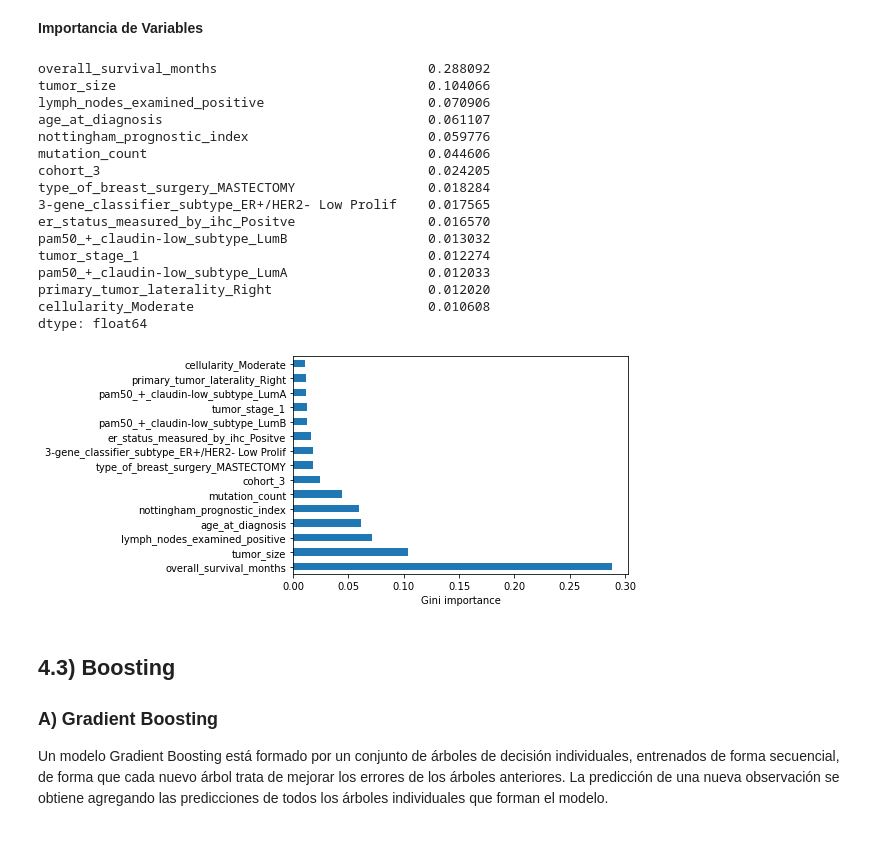
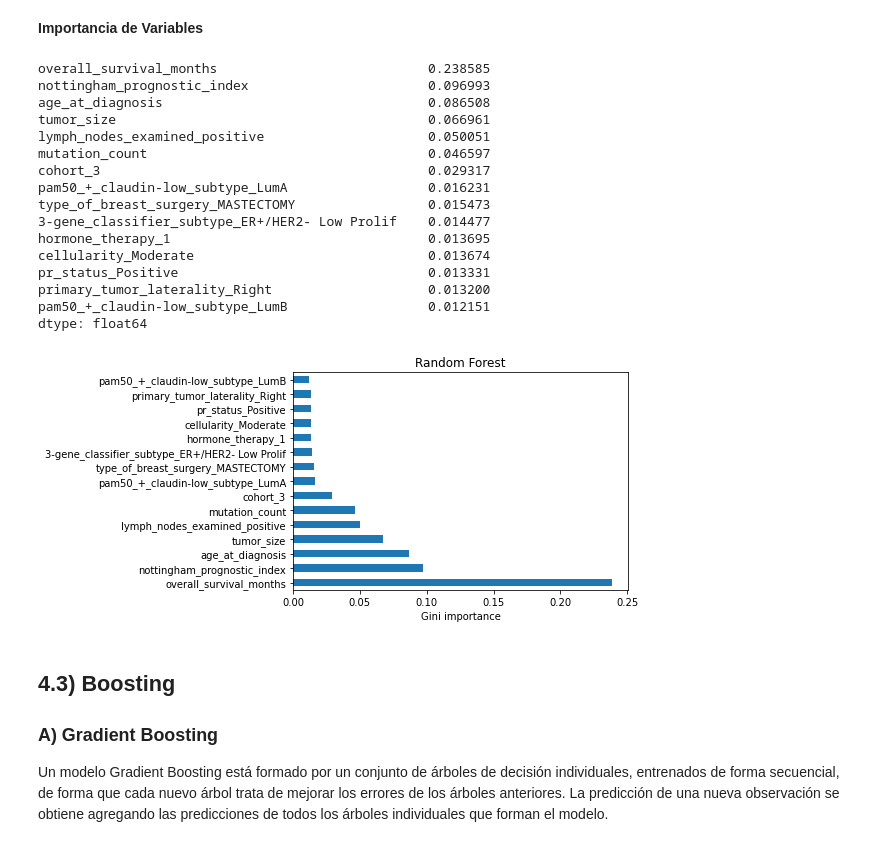
Before and after one commit to katherine2022Udea/TesisEspecializacion, a Jupyter notebook: 3)Modelación.ipynb, the cells around one changed output. Drawn from its saved outputs; the diff is of its cells as text; code cells hidden in the pictures.

```diff
--- a/3)Modelación.ipynb
+++ b/3)Modelación.ipynb
@@ -188,6 +192,6 @@ from sklearn.metrics import precision_recall_fscore_support as score
 # %% [markdown]
 **Creamos la funcion o modelo**
 # %%
-Modelo1=DecisionTreeClassifier( max_depth=5,criterion = 'gini',random_state= 123) # profundidad hiperparametro a optimizar
+Modelo1=DecisionTreeClassifier( max_depth=7,criterion = 'gini',random_state= 123) # profundidad hiperparametro a optimizar
 Modelo1.fit(x_train,y_train)
 # %% [output]
@@ -634,13 +706,13 @@ print(f1_Score_RF_1)
 from sklearn.model_selection import GridSearchCV, KFold
 
 # define grid search
-B = 10 # Costo computacional, recomiendo mas 50
+B = 50 # Costo computacional, recomiendo mas 50
 b = range(1, B + 1)
 
 
 grid = dict(n_estimators=b)
 kfold = KFold(n_splits=5, shuffle=False, random_state=None)
-grid_search = GridSearchCV(estimator=f, param_grid=grid, n_jobs=-1, cv=kfold, scoring='accuracy')
+grid_search = GridSearchCV(estimator=rf, param_grid=grid, n_jobs=-1, cv=kfold, scoring='accuracy')
 grid_result = grid_search.fit(x_train, y_train)
 
 
@@ -672,7 +750,7 @@ f = RandomForestClassifier(
                            min_samples_split=3, # minimum number of samples required to split an internal node
                            min_samples_leaf=1,  # minimum number of samples required to be at a leaf node
                            #
-                           n_estimators=6,
+                           n_estimators=35,
                            max_features='auto', # 'auto', then max_features=sqrt(n_features)
                            bootstrap=True,
                            oob_score=True,
@@ -710,14 +788,13 @@ import numpy as np
 f = RandomForestClassifier(
                            criterion='gini',    # 'entropy'
                            max_depth=None,      # maximum depth of the tree
-                           min_samples_split=6, # minimum number of samples required to split an internal node
+                           min_samples_split=3, # minimum number of samples required to split an internal node
                            min_samples_leaf=1,  # minimum number of samples required to be at a leaf node
-                           max_leaf_nodes=None,
                            #
-                           n_estimators=6,
+                           n_estimators=35,
                            max_features='auto', # 'auto', then max_features=sqrt(n_features)
                            bootstrap=True,
-                           oob_score=False,
+                           oob_score=True,
                            random_state=77
                           )
 
@@ -765,30 +863,31 @@ print(f1_Score_RF1_1)
 # %%
 import matplotlib.pyplot as plt
 
 feat_importances = pd.Series(modelo_final.feature_importances_, index=x_train.columns)
 
 feat_importances = feat_importances.sort_values(ascending=False)
 print(feat_importances.head(15))
 
 feat_importances.nlargest(15).plot(kind='barh', color='#1f77b4')
 plt.xlabel('Gini importance')
+plt.title("Random Forest")
 #plt.ylabel('Feature')
 plt.show()
 # %% [output]
-overall_survival_months                           0.288092
-tumor_size                                        0.104066
-lymph_nodes_examined_positive                     0.070906
-age_at_diagnosis                                  0.061107
-nottingham_prognostic_index                       0.059776
-mutation_count                                    0.044606
-cohort_3                                          0.024205
-type_of_breast_surgery_MASTECTOMY                 0.018284
-3-gene_classifier_subtype_ER+/HER2- Low Prolif    0.017565
-er_status_measured_by_ihc_Positve                 0.016570
-pam50_+_claudin-low_subtype_LumB                  0.013032
-tumor_stage_1                                     0.012274
-pam50_+_claudin-low_subtype_LumA                  0.012033
-primary_tumor_laterality_Right                    0.012020
-cellularity_Moderate                              0.010608
+overall_survival_months                           0.238585
+nottingham_prognostic_index                       0.096993
+age_at_diagnosis                                  0.086508
+tumor_size                                        0.066961
+lymph_nodes_examined_positive                     0.050051
+mutation_count                                    0.046597
+cohort_3                                          0.029317
+pam50_+_claudin-low_subtype_LumA                  0.016231
+type_of_breast_surgery_MASTECTOMY                 0.015473
+3-gene_classifier_subtype_ER+/HER2- Low Prolif    0.014477
+hormone_therapy_1                                 0.013695
+cellularity_Moderate                              0.013674
+pr_status_Positive                                0.013331
+primary_tumor_laterality_Right                    0.013200
+pam50_+_claudin-low_subtype_LumB                  0.012151
 dtype: float64
-[figure, old version]
+[figure, new version]
```
Also changed, not shown: parts of 67 cells of this notebook.
